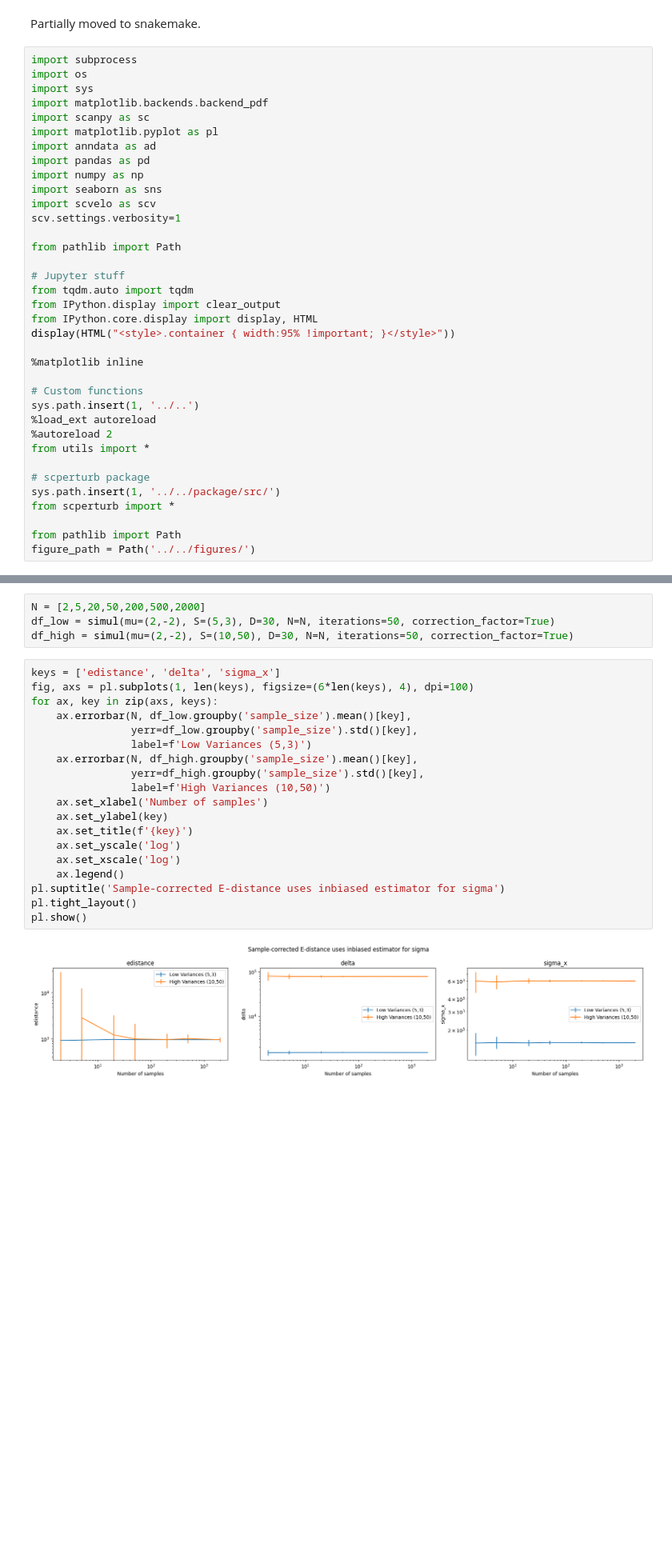
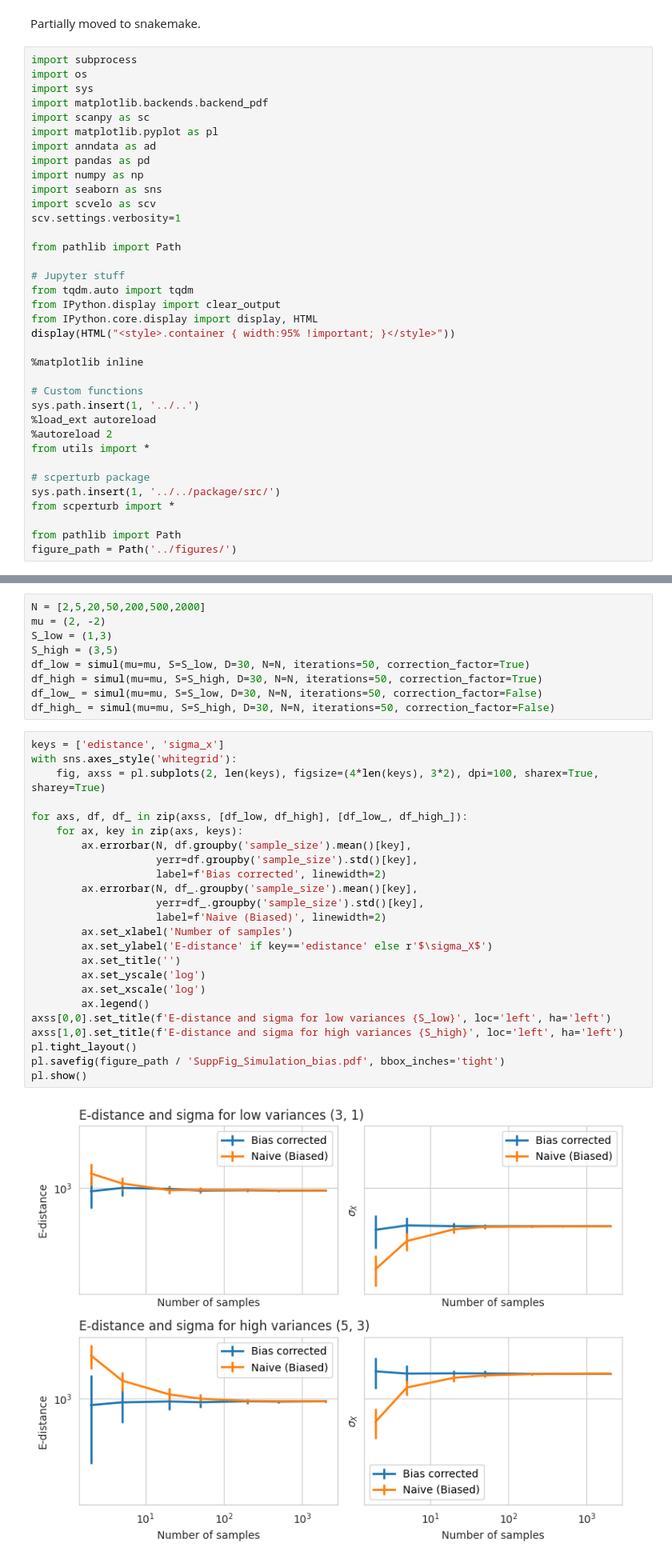
Before and after one commit to sanderlab/scPerturb, a Jupyter notebook: revision/notebooks/theory.ipynb, the cells around one changed output, grey strips where cells are left out. Shown at 80% size. Cells and saved outputs as stored; diff of their text form; blank space fills up the shorter version.

```diff
--- a/revision/notebooks/theory.ipynb
+++ b/revision/notebooks/theory.ipynb
@@ -35,7 +35,7 @@ sys.path.insert(1, '../../package/src/')
 from scperturb import *
 
 from pathlib import Path
-figure_path = Path('../../figures/')
+figure_path = Path('../figures/')
 # %% [output]
 The autoreload extension is already loaded. To reload it, use:
   %reload_ext autoreload
@@ -84,25 +90,35 @@ pl.show()
 # %%
 N = [2,5,20,50,200,500,2000]
-df_low = simul(mu=(2,-2), S=(5,3), D=30, N=N, iterations=50, correction_factor=True)
-df_high = simul(mu=(2,-2), S=(10,50), D=30, N=N, iterations=50, correction_factor=True)
+mu = (2, -2)
+S_low = (1,3)
+S_high = (3,5)
+df_low = simul(mu=mu, S=S_low, D=30, N=N, iterations=50, correction_factor=True)
+df_high = simul(mu=mu, S=S_high, D=30, N=N, iterations=50, correction_factor=True)
+df_low_ = simul(mu=mu, S=S_low, D=30, N=N, iterations=50, correction_factor=False)
+df_high_ = simul(mu=mu, S=S_high, D=30, N=N, iterations=50, correction_factor=False)
 # %%
-keys = ['edistance', 'delta', 'sigma_x']
-fig, axs = pl.subplots(1, len(keys), figsize=(6*len(keys), 4), dpi=100)
-for ax, key in zip(axs, keys):
-    ax.errorbar(N, df_low.groupby('sample_size').mean()[key],
-                yerr=df_low.groupby('sample_size').std()[key],
-                label=f'Low Variances (5,3)')
-    ax.errorbar(N, df_high.groupby('sample_size').mean()[key],
-                yerr=df_high.groupby('sample_size').std()[key],
-                label=f'High Variances (10,50)')
-    ax.set_xlabel('Number of samples')
-    ax.set_ylabel(key)
-    ax.set_title(f'{key}')
-    ax.set_yscale('log')
-    ax.set_xscale('log')
-    ax.legend()
-pl.suptitle('Sample-corrected E-distance uses inbiased estimator for sigma')
+keys = ['edistance', 'sigma_x']
+with sns.axes_style('whitegrid'):
+    fig, axss = pl.subplots(2, len(keys), figsize=(4*len(keys), 3*2), dpi=100, sharex=True, sharey=True)
+
+for axs, df, df_ in zip(axss, [df_low, df_high], [df_low_, df_high_]):
+    for ax, key in zip(axs, keys):
+        ax.errorbar(N, df.groupby('sample_size').mean()[key],
+                    yerr=df.groupby('sample_size').std()[key],
+                    label=f'Bias corrected', linewidth=2)
+        ax.errorbar(N, df_.groupby('sample_size').mean()[key],
+                    yerr=df_.groupby('sample_size').std()[key],
+                    label=f'Naive (Biased)', linewidth=2)
+        ax.set_xlabel('Number of samples')
+        ax.set_ylabel('E-distance' if key=='edistance' else r'$\sigma_X$')
+        ax.set_title('')
+        ax.set_yscale('log')
+        ax.set_xscale('log')
+        ax.legend()
+axss[0,0].set_title(f'E-distance and sigma for low variances {S_low}', loc='left', ha='left')
+axss[1,0].set_title(f'E-distance and sigma for high variances {S_high}', loc='left', ha='left')
 pl.tight_layout()
+pl.savefig(figure_path / 'SuppFig_Simulation_bias.pdf', bbox_inches='tight')
 pl.show()
 # %% [output]
-[figure, old version]
+[figure, new version]
```
Also changed, not shown: parts of 14 cells of this notebook, 18 other files.
